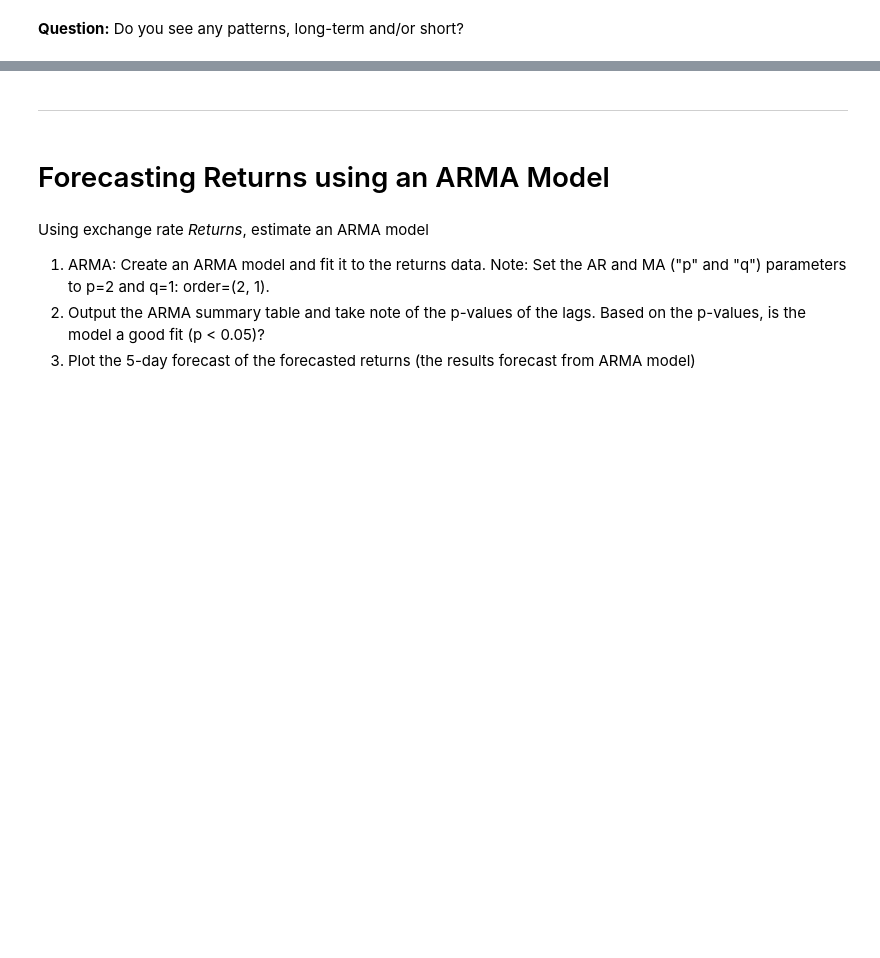
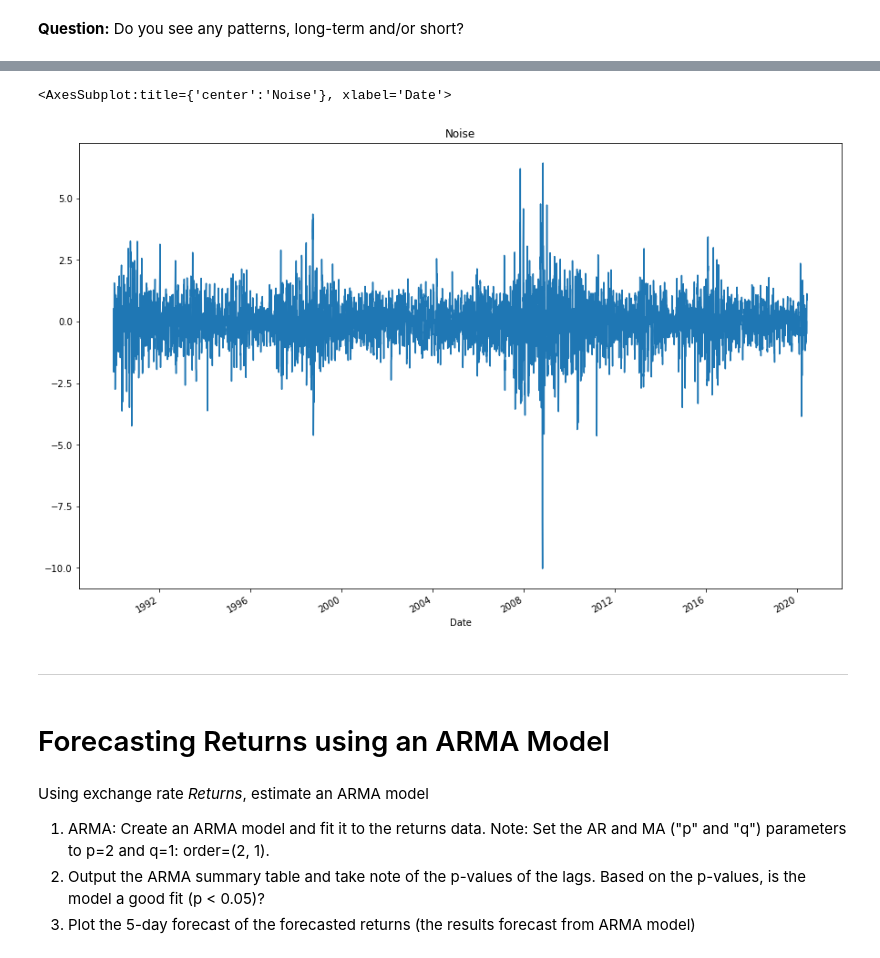
Before and after one commit to benjaminweymouth/Time-Series-analysis-using-ARIMA, a Jupyter notebook: Python Code/time_series_analysis.ipynb, the cells around one changed output, grey strips where cells are left out. Drawn from its saved outputs; the diff is of its cells as text; code cells hidden in the pictures; blank space fills up the shorter version.

```diff
--- a/Python Code/time_series_analysis.ipynb
+++ b/Python Code/time_series_analysis.ipynb
@@ -90,3 +114,9 @@ import statsmodels.api as sm
+# %%
+# Plot the settle noise
+ts_noise.plot(figsize=(15,10), title="Noise")
+# %% [output]
+<AxesSubplot:title={'center':'Noise'}, xlabel='Date'>
+[figure, added]
 # %% [markdown]
 ---
 # %% [markdown]
```
Also changed, not shown: parts of 10 cells of this notebook.
